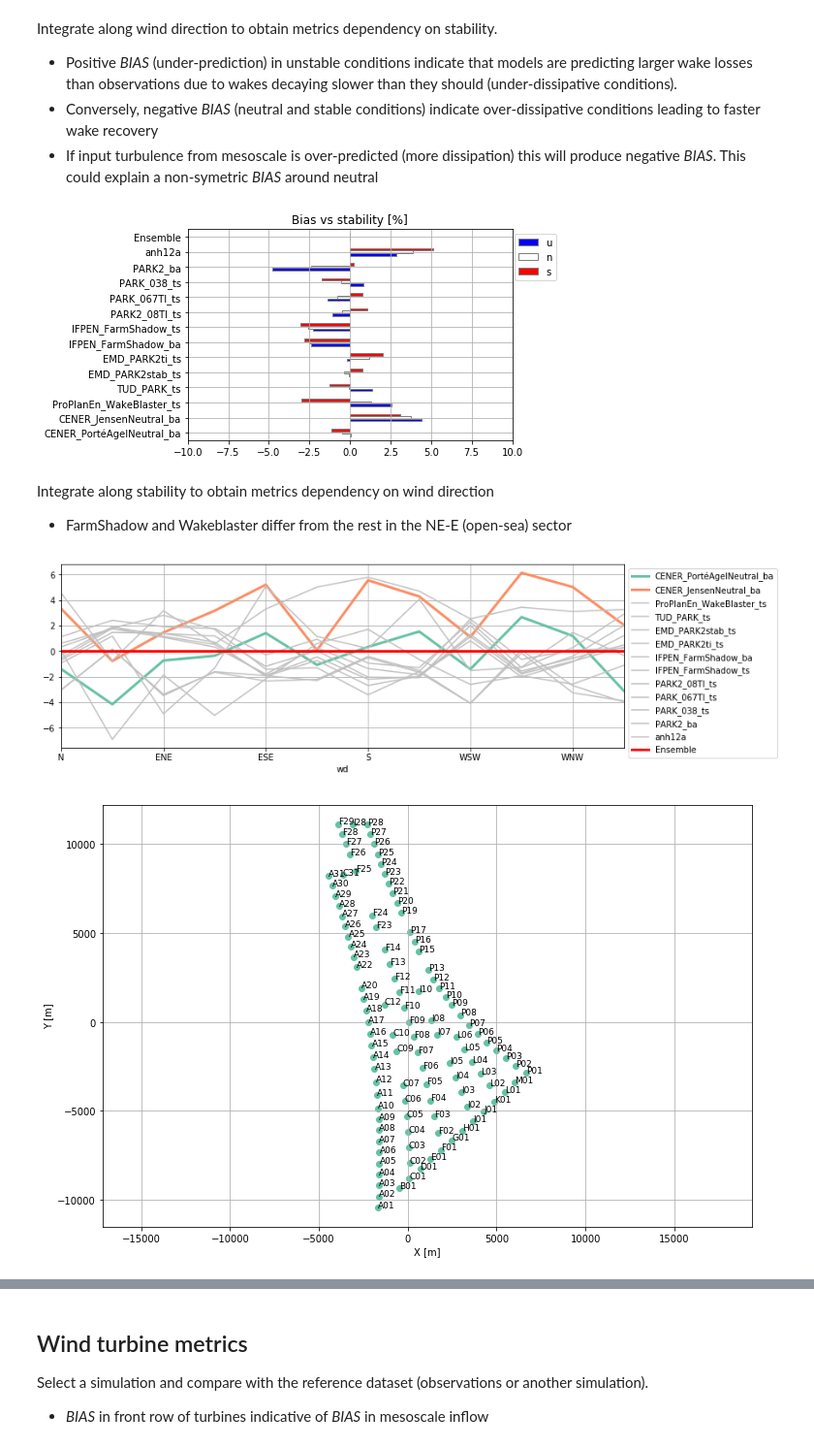
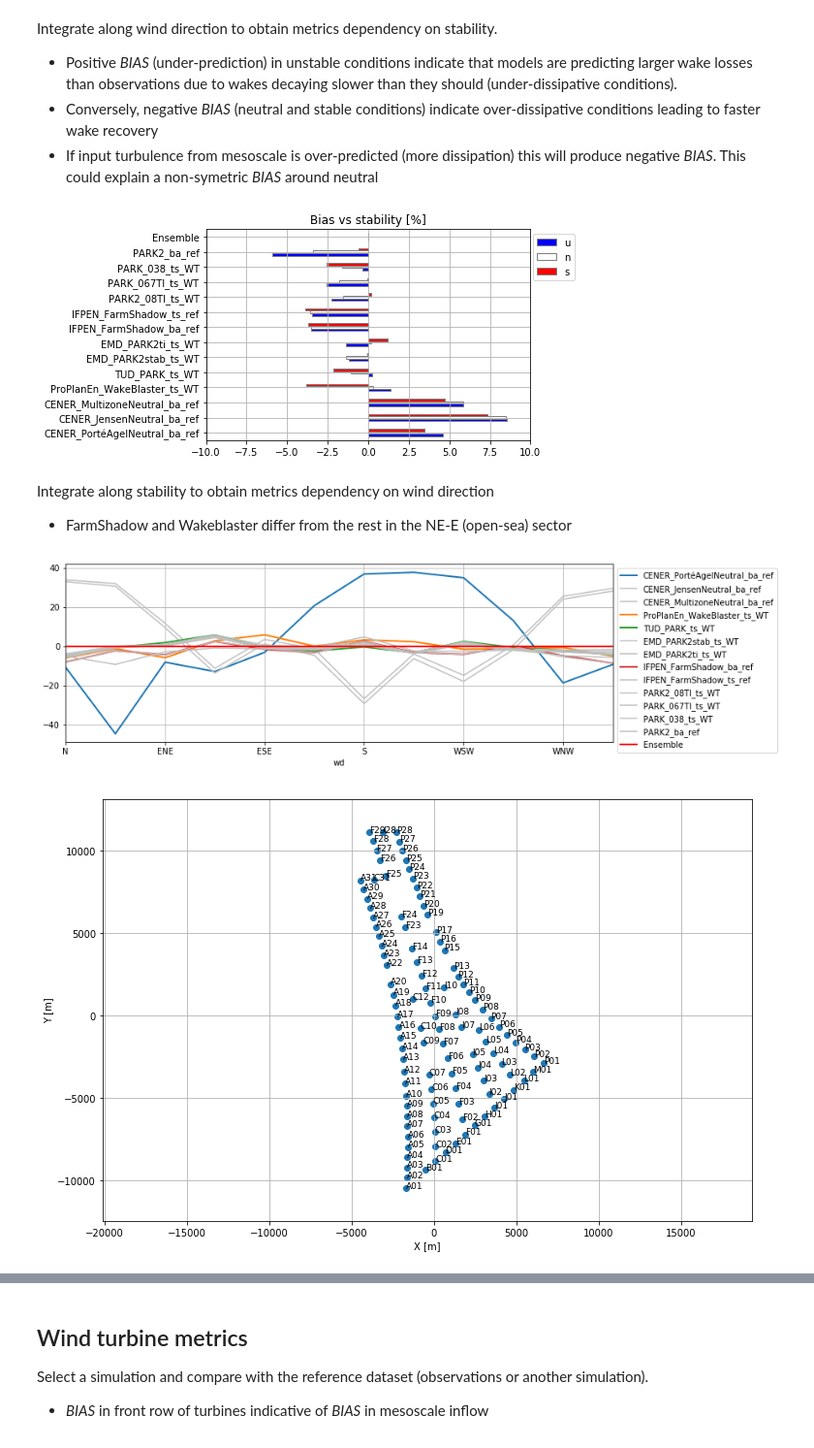
Before and after one commit to CENER-EPR/OWAbench, a Jupyter notebook: Anholt/Anholt_ArrayEfficiency.ipynb, the cells around one changed output, grey strips where cells are left out. Shown at 97% size. Drawn from its saved outputs; the diff is of its cells as text; code cells hidden in the pictures.

```diff
--- a/Anholt/Anholt_ArrayEfficiency.ipynb
+++ b/Anholt/Anholt_ArrayEfficiency.ipynb
@@ -35,17 +30,15 @@ The following models participate in the benchmark.
 # %%
-sim_id =    ['anh00a','anh00b','anh01','anh02','anh05a','anh05b',
+sim_id =    ['anh00a','anh00b','anh00c','anh01','anh02','anh05a','anh05b',
              'anh07a','anh07b','anh08a','anh08b','anh08c','anh09a',
-             'anh12a','anh12b','anh12c','anh12d','anh12e','anh12f','anh12g',
              'ensemble']
-sim_name =  ['CENER_PortéAgelNeutral_ba','CENER_JensenNeutral_ba',
-             'ProPlanEn_WakeBlaster_ts','TUD_PARK_ts',
-             'EMD_PARK2stab_ts','EMD_PARK2ti_ts',
-             'IFPEN_FarmShadow_ba','IFPEN_FarmShadow_ts',
-             'PARK2_08TI_ts','PARK_067TI_ts','PARK_038_ts','PARK2_ba',
-             'anh12a','anh12b','anh12c','anh12d','anh12e','anh12f','anh12g',
+sim_name =  ['CENER_PortéAgelNeutral_ba_ref','CENER_JensenNeutral_ba_ref','CENER_MultizoneNeutral_ba_ref',
+             'ProPlanEn_WakeBlaster_ts_WT','TUD_PARK_ts_WT',
+             'EMD_PARK2stab_ts_WT','EMD_PARK2ti_ts_WT',
+             'IFPEN_FarmShadow_ba_ref','IFPEN_FarmShadow_ts_ref',
+             'PARK2_08TI_ts_WT','PARK_067TI_ts_WT','PARK_038_ts_WT','PARK2_ba_ref',
              'Ensemble']
-sim_type =  ['ba','ba','ts','ts','ts','ts','ba','ts','ts','ts','ts','ba',
-             'ba','ba','ba','ba','ba','ba','ba','ba']
+sim_type =  ['ba','ba','ba','ts','ts','ts','ts','ba','ts','ts','ts','ts','ba',
+             'ba']
 ensemble = [0,1,2,3,4,5,6,7,8,9,10,11,12]  # list of simulations that define the ensemble
 
 print("Ensemble:")
@@ -81,7 +74,7 @@ from IPython.display import Markdown, display
 %load_ext autoreload
 %autoreload 2
 
-plt.rcParams['axes.prop_cycle'] = plt.cycler(color=plt.cm.Set2.colors) # set default color cycle
+#plt.rcParams['axes.prop_cycle'] = plt.cycler(color=plt.cm.Set2.colors) # set default color cycle
 # %% [output]
 The autoreload extension is already loaded. To reload it, use:
   %reload_ext autoreload
@@ -373,7 +361,11 @@ plotresults.append(sim_id.index('ensemble'))   # and the ensemble itself
 
 plotresultsname = [sim_name[x] for x in plotresults]
 
-highlight = ['anh00a','anh00b']          # Highlight results in spagetti plots
+highlight = ['anh00a','anh01','anh02','anh07a']          # Highlight results in spagetti plots
+
+fig, ax = plt.subplots(nrows=1, ncols=2, sharey='all')
+Metrics['BIAS[%]'].plot.barh(ax = ax[0], rot=0, grid=1, edgecolor = 'grey', title='BIAS[%] = $\eta_{ref}-\eta_{sim}$'); #colormap = 'bwr'
+Metrics['MAE[%]'].plot.barh(ax = ax[1], rot=0, grid=1, edgecolor = 'grey', title='MAE[%] = |$\eta_{ref}-\eta_{sim}$|'); #colormap = 'bwr'
 
 Metrics.loc[[sim_name[x] for x in plotresults]]
 # %% [output]
@@ -424,26 +417,26 @@ ax.set_xlim([-10,10]); # use this to leave outliers out
 
 #bias_zL # uncomment to show table
 # %% [output]
-[figure, old version]
+[figure, new version]
 # %% [markdown]
 Integrate along stability to obtain metrics dependency on wind direction
 * FarmShadow and Wakeblaster differ from the rest in the NE-E (open-sea) sector
 # %%
 bias_WD = (np.sum(bias[plotresults],axis=2)/len(zLbins)).to_pandas() # bias vs wind direction [%]
 
 f1, ax = plt.subplots(figsize = (12,4))
 for index, row in bias_WD.iterrows():
     rownumber = np.where(bias_WD.index==index)[0][0]
     if index in highlight:
-        row.plot(grid=1,linewidth = 3, label = plotresultsname[rownumber])
+        row.plot(grid=1,linewidth = 2, label = plotresultsname[rownumber])
     elif index == 'ensemble':
-        row.plot(grid=1,linewidth = 3, color = 'r',label = plotresultsname[rownumber])
+        row.plot(grid=1,linewidth = 2, color = 'r',label = plotresultsname[rownumber])
     else:
         row.plot(grid=1, color = 'silver', label = plotresultsname[rownumber])
 ax.legend(bbox_to_anchor=(1, 1))
 
 plot_wf_layout(turbines['X coordinate']-x_ref, turbines['Y coordinate']-y_ref,labels = turbines['VDC ID'], figsize=(12,8))
 #bias_WD # uncomment to show table
 # %% [output]
-[figure, old version]
+[figure, new version]
-[figure, old version]
+[figure, new version]
```
Also changed, not shown: parts of 11 cells of this notebook, 1 other file.
